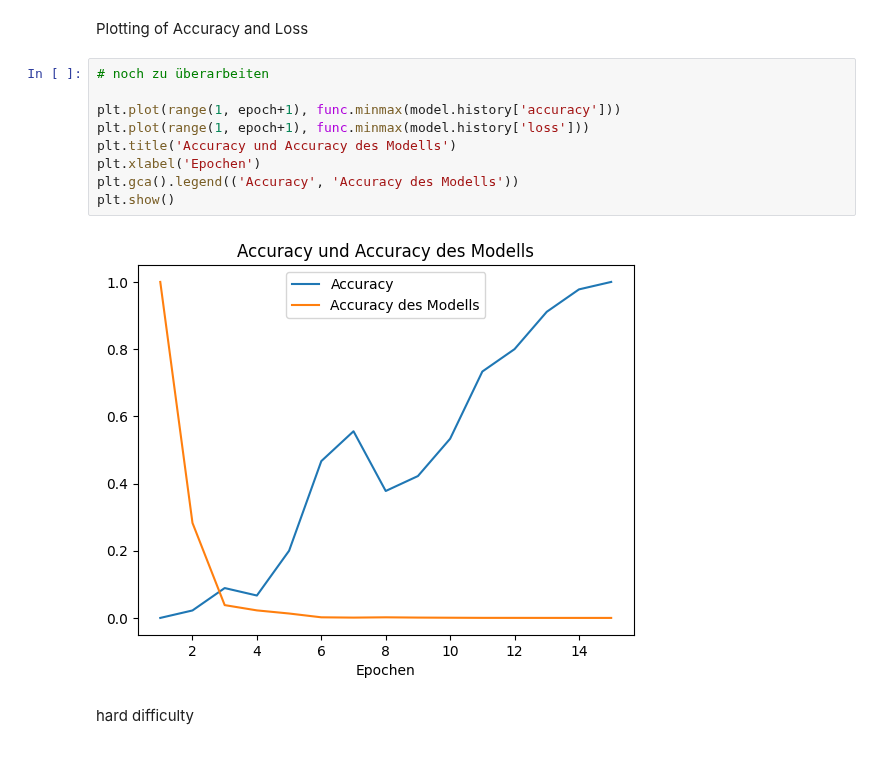
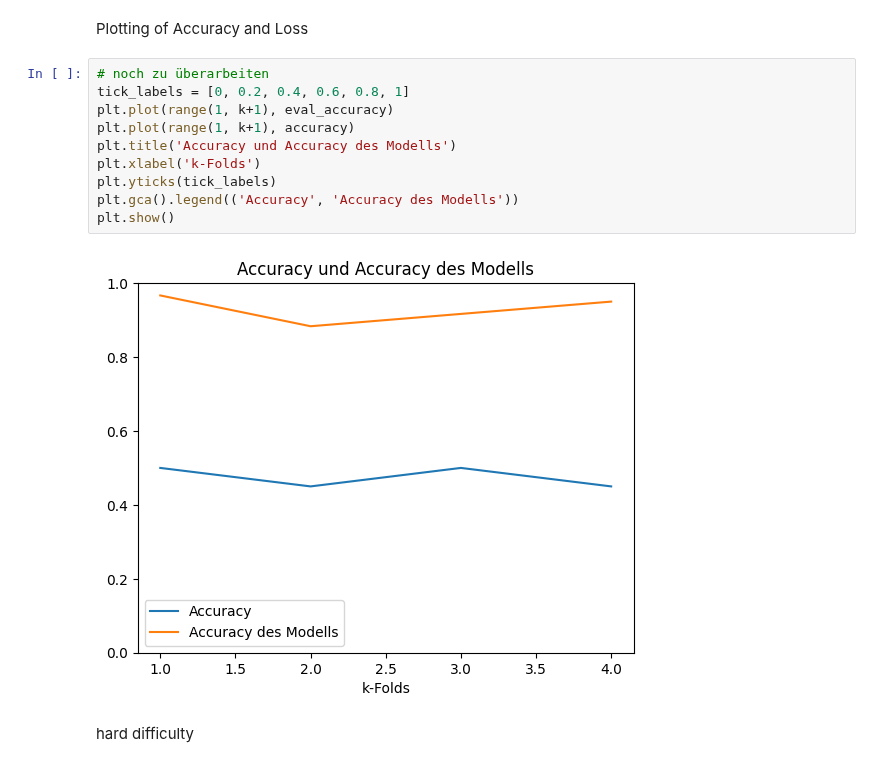
Before and after one commit to D0dizzle/Machine-and-Deep-Learning, a Jupyter notebook: Prüfung.ipynb, the cells around one changed output. Cells and saved outputs as stored; diff of their text form.

Commit message:
Plot für Modell

```diff
--- a/Prüfung.ipynb
+++ b/Prüfung.ipynb
@@ -273,15 +286,16 @@ Epoch 2/15
 Plotting of Accuracy and Loss
 # %%
 # noch zu überarbeiten
-
-plt.plot(range(1, epoch+1), func.minmax(model.history['accuracy']))
-plt.plot(range(1, epoch+1), func.minmax(model.history['loss']))
+tick_labels = [0, 0.2, 0.4, 0.6, 0.8, 1]
+plt.plot(range(1, k+1), eval_accuracy)
+plt.plot(range(1, k+1), accuracy)
 plt.title('Accuracy und Accuracy des Modells')
-plt.xlabel('Epochen')
+plt.xlabel('k-Folds')
+plt.yticks(tick_labels)
 plt.gca().legend(('Accuracy', 'Accuracy des Modells'))
 plt.show()
 # %% [output]
-[figure, old version]
+[figure, new version]
 # %% [markdown]
 hard difficulty
 # %%
```
Also changed, not shown: parts of 2 cells of this notebook.
